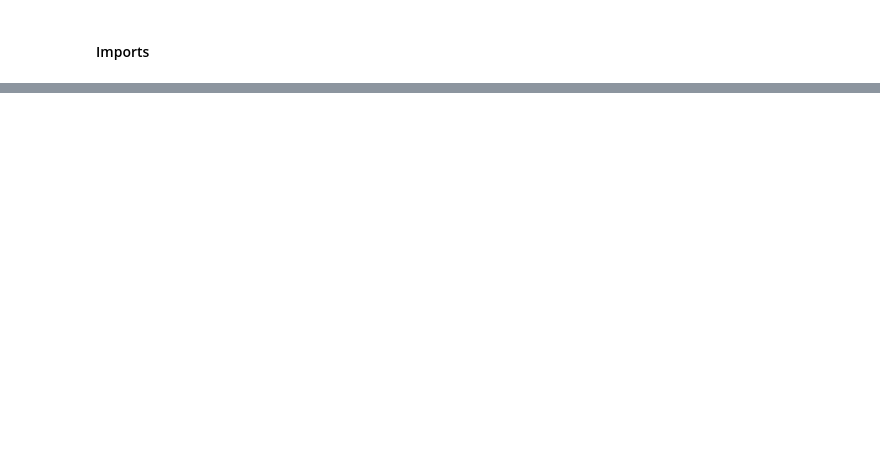
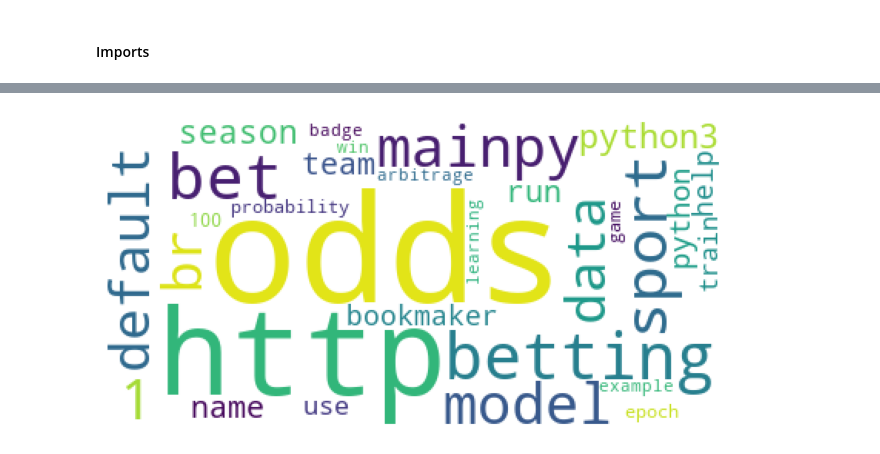
Before and after one commit to NLP-sports-betting/nlp_sports_betting, a Jupyter notebook: explore_manuel.ipynb, the cells around one changed output, grey strips where cells are left out. Saved outputs shown, nothing was run; the diff lists cells and outputs as text; code cells hidden in the pictures; blank space fills up the shorter version.

```diff
--- a/explore_manuel.ipynb
+++ b/explore_manuel.ipynb
@@ -323,0 +415,8 @@ plt.show()
+# %%
+blog_img = WordCloud(background_color='white').generate_from_frequencies(python_freq.head(30))
+plt.figure(figsize=(8, 4))
+plt.imshow(blog_img)
+plt.axis('off')
+plt.show()
+# %% [output]
+[figure, added]
```
Also changed, not shown: parts of 62 cells of this notebook, 1 other file.
